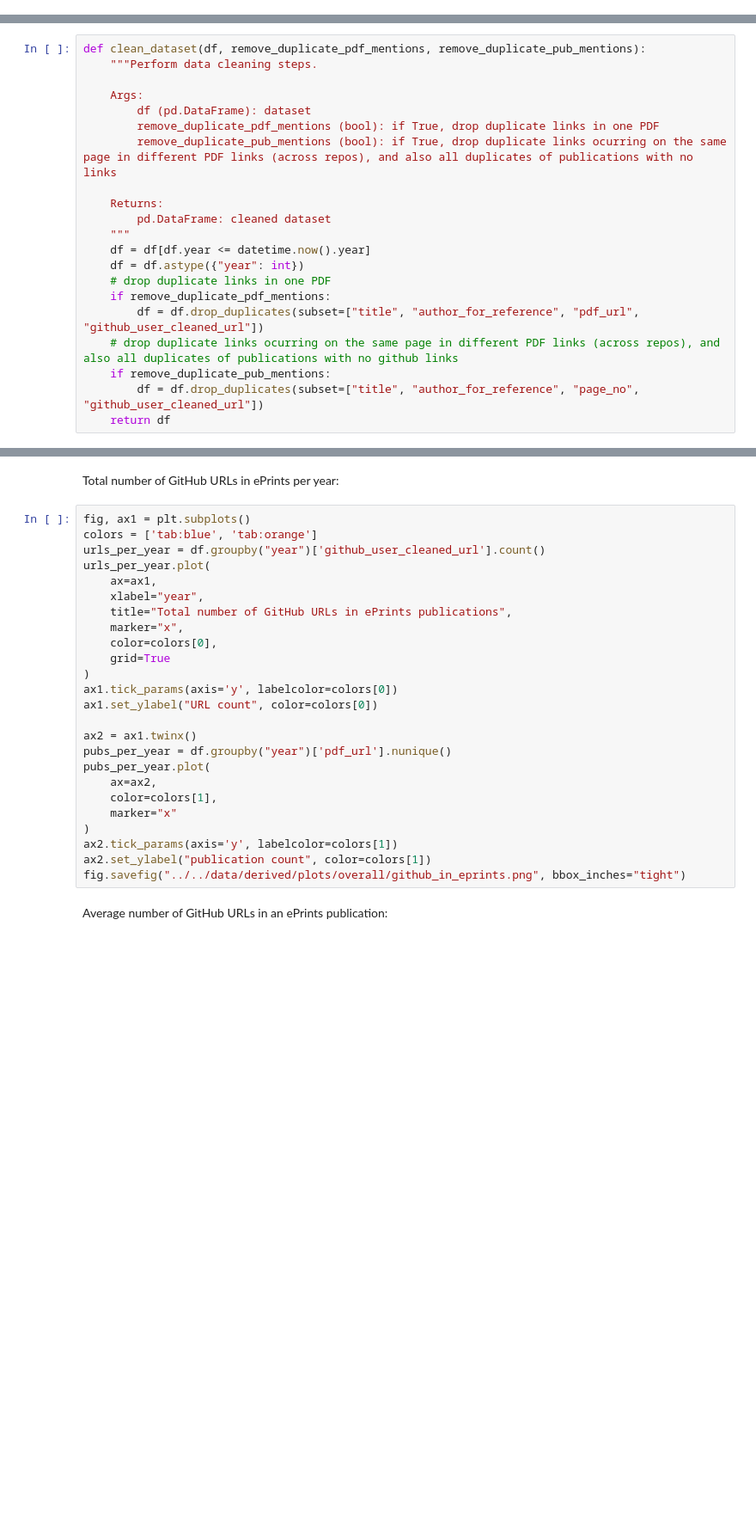
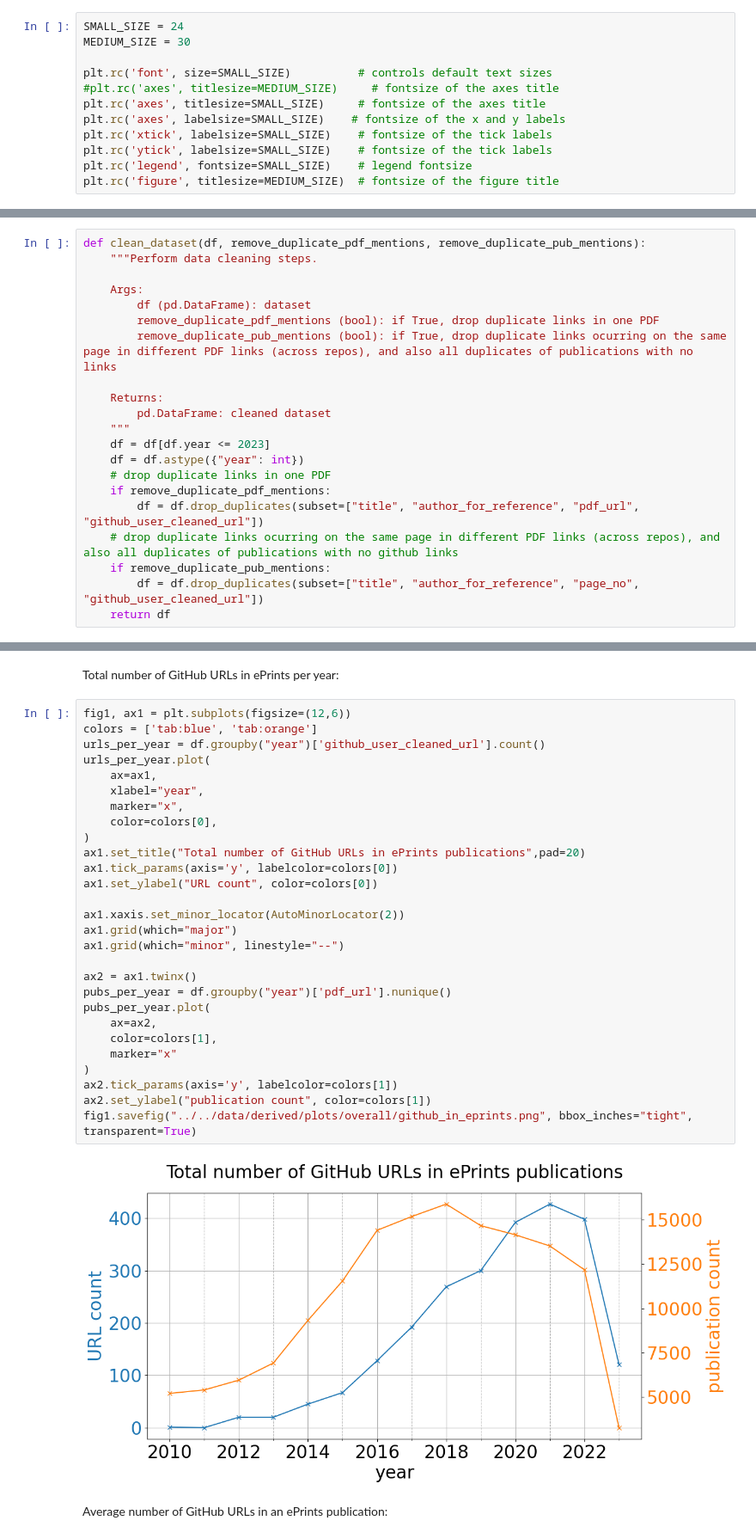
Before and after one commit to softwaresaved/rse-repo-analysis, a Jupyter notebook: src/analysis/eprints.ipynb, the cells around one changed output, grey strips where cells are left out. Shown at 86% size. Drawn from its saved outputs; the diff is of its cells as text; blank space fills up the shorter version.

Commit message:
updating plot scripts for poster

```diff
--- a/src/analysis/eprints.ipynb
+++ b/src/analysis/eprints.ipynb
@@ -8,4 +9,16 @@ import matplotlib.pyplot as plt
 from datetime import datetime
+# %%
+SMALL_SIZE = 24
+MEDIUM_SIZE = 30
+
+plt.rc('font', size=SMALL_SIZE)          # controls default text sizes
+#plt.rc('axes', titlesize=MEDIUM_SIZE)     # fontsize of the axes title
+plt.rc('axes', titlesize=SMALL_SIZE)     # fontsize of the axes title
+plt.rc('axes', labelsize=SMALL_SIZE)    # fontsize of the x and y labels
+plt.rc('xtick', labelsize=SMALL_SIZE)    # fontsize of the tick labels
+plt.rc('ytick', labelsize=SMALL_SIZE)    # fontsize of the tick labels
+plt.rc('legend', fontsize=SMALL_SIZE)    # legend fontsize
+plt.rc('figure', titlesize=MEDIUM_SIZE)  # fontsize of the figure title
 # %%
 with open("../../data/raw/eprints/eprints_repos.txt", "r") as f:
     eprints_repos = f.read().split("\n")
@@ -41,7 +54,7 @@ def clean_dataset(df, remove_duplicate_pdf_mentions, remove_duplicate_pub_mentio
     Returns:
         pd.DataFrame: cleaned dataset
     """
-    df = df[df.year <= datetime.now().year]
+    df = df[df.year <= 2023]
     df = df.astype({"year": int})
     # drop duplicate links in one PDF
     if remove_duplicate_pdf_mentions:
@@ -55,30 +68,35 @@ df = clean_dataset(df, True, True)
 # %% [markdown]
 Total number of GitHub URLs in ePrints per year:
 # %%
-fig, ax1 = plt.subplots()
+fig1, ax1 = plt.subplots(figsize=(12,6))
 colors = ['tab:blue', 'tab:orange']
 urls_per_year = df.groupby("year")['github_user_cleaned_url'].count()
 urls_per_year.plot(
     ax=ax1,
     xlabel="year",
-    title="Total number of GitHub URLs in ePrints publications",
     marker="x",
     color=colors[0],
-    grid=True
 )
+ax1.set_title("Total number of GitHub URLs in ePrints publications",pad=20)
 ax1.tick_params(axis='y', labelcolor=colors[0])
 ax1.set_ylabel("URL count", color=colors[0])
+
+ax1.xaxis.set_minor_locator(AutoMinorLocator(2))
+ax1.grid(which="major")
+ax1.grid(which="minor", linestyle="--")
 
 ax2 = ax1.twinx()
 pubs_per_year = df.groupby("year")['pdf_url'].nunique()
 pubs_per_year.plot(
     ax=ax2,
     color=colors[1],
     marker="x"
 )
 ax2.tick_params(axis='y', labelcolor=colors[1])
 ax2.set_ylabel("publication count", color=colors[1])
-fig.savefig("../../data/derived/plots/overall/github_in_eprints.png", bbox_inches="tight")
+fig1.savefig("../../data/derived/plots/overall/github_in_eprints.png", bbox_inches="tight", transparent=True)
+# %% [output]
+[figure, added]
 # %% [markdown]
 Average number of GitHub URLs in an ePrints publication:
 # %%
```
Also changed, not shown: parts of 3 cells of this notebook, 3 other files.
